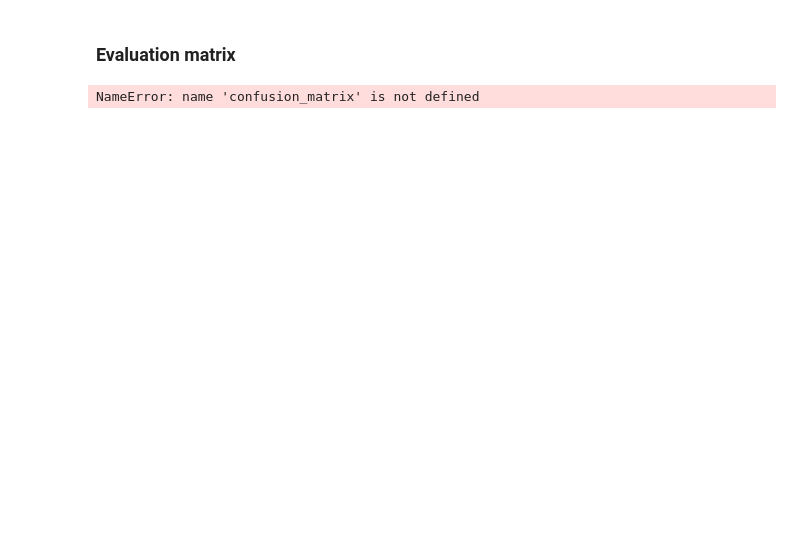
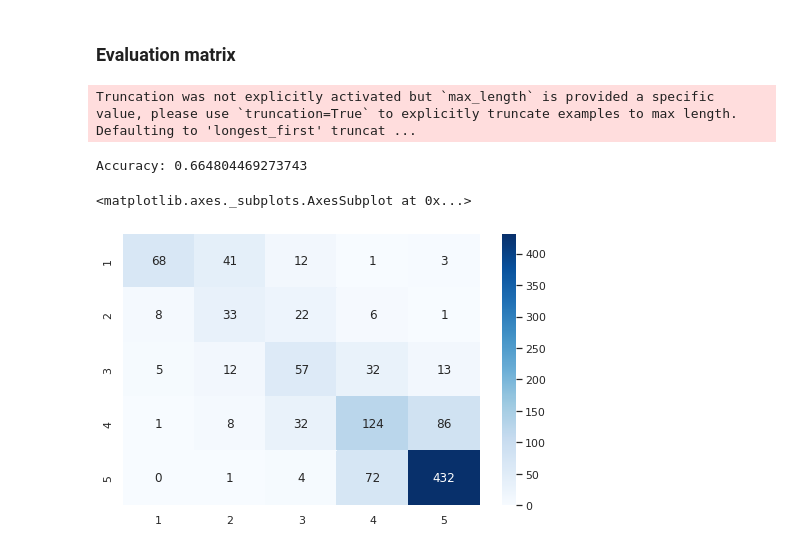
Before and after one commit to dibuja/mlops-project, a Jupyter notebook: notebooks/YalpReviewsFGSentimentAnalysis.ipynb, the cells around one changed output. Cells and saved outputs as stored; diff of their text form; code cells hidden in the pictures; blank space fills up the shorter version.

```diff
--- a/notebooks/YalpReviewsFGSentimentAnalysis.ipynb
+++ b/notebooks/YalpReviewsFGSentimentAnalysis.ipynb
@@ -648,16 +355,49 @@ KeyboardInterrupt:
 # %% [markdown]
 ### Evaluation matrix
-# %%
-cf_matrix = confusion_matrix(df['vader_score'],df['stars_review'])
-cf_matrix = pd.DataFrame(cf_matrix,columns = [0,1,2,3,4],index = [0,1,2,3,4])
-
-# Get model accuracy and f1 score
-print_accuracy(df, 'vader_score')
-
-sn.heatmap(cf_matrix, annot=True,cmap='Blues')
-plt.title("Confusion Matrix")
-plt.xlabel("Real star rating")
-plt.ylabel("Predicted star rating")
-plt.show()
-# %% [output]
-NameError: name 'confusion_matrix' is not defined
+# %%
+test_acc, _ = eval_model(model,test_data_loader,loss_fn,len(test))
+
+print('Accuracy: '+str(test_acc.item()))
+# %% [output]
+Truncation was not explicitly activated but `max_length` is provided a specific value, please use `truncation=True` to explicitly truncate examples to max length. Defaulting to 'longest_first' truncat ...
+Accuracy: 0.664804469273743
+# %%
+def get_predictions(model):
+  model = model.eval()
+
+  review_texts = []
+  predictions = []
+  real_values = []
+  prediction_probs = []
+
+  with torch.no_grad():
+    for d in test_data_loader:
+
+      texts = d["review_text"]
+      input_ids = d["input_ids"].to(device)
+      attention_mask = d["attention_mask"].to(device)
+      stars_review = d["stars_review"].to(device)
+
+      outputs = model(
+        input_ids=input_ids,
+        attention_mask=attention_mask
+      )
+      _, preds = torch.max(outputs, dim=1)
+
+      probs = F.softmax(outputs, dim=1)
+
+      review_texts+=texts
+      predictions+=preds
+      real_values+=stars_review
+      prediction_probs+=probs
+
+  return review_texts, torch.stack(predictions).cpu(), torch.stack(real_values).cpu(), torch.stack(prediction_probs).cpu()
+# %%
+y_review_texts, y_pred, y_test, y_pred_probs = get_predictions(model)
+# %%
+cm = confusion_matrix(y_test, y_pred)
+df_cm = pd.DataFrame(cm, index=[1,2,3,4,5], columns=[1,2,3,4,5])
+sns.heatmap(df_cm, annot=True, fmt="d", cmap="Blues")
+# %% [output]
+<matplotlib.axes._subplots.AxesSubplot at 0x...>
+[figure, added]
```
Also changed, not shown: parts of 58 cells of this notebook, 2 other files.
